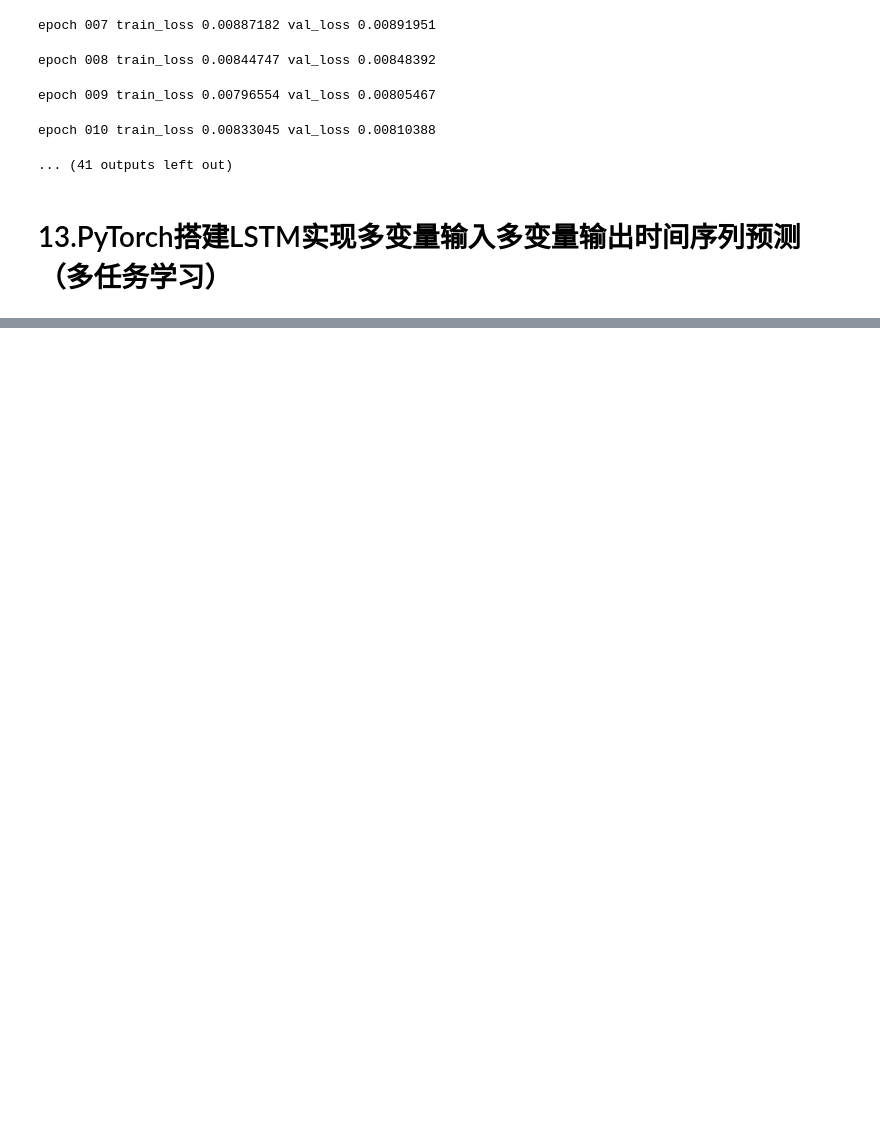
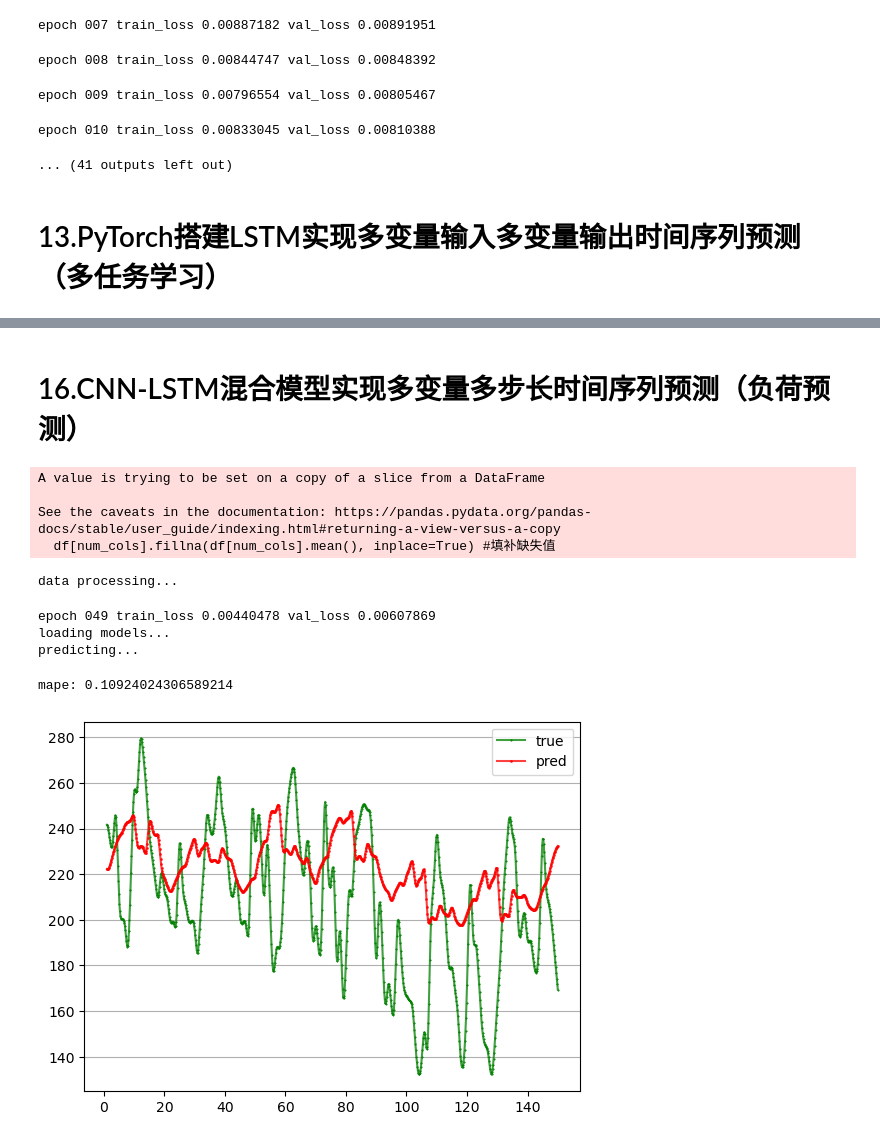
Before and after one commit to Luious-LYH/Time-forecast, a Jupyter notebook: code/2.notebook整合.ipynb, the cells around one changed output, grey strips where cells are left out. Saved outputs shown, nothing was run; the diff lists cells and outputs as text; code cells hidden in the pictures; blank space fills up the shorter version.

```diff
--- a/code/2.notebook整合.ipynb
+++ b/code/2.notebook整合.ipynb
@@ -1411,0 +1720,25 @@ AttributeError: 'NoneType' object has no attribute 'state_dict'
+# %% [markdown]
+# 16.CNN-LSTM混合模型实现多变量多步长时间序列预测（负荷预测）
+# %%
+path = os.path.abspath(os.path.dirname(os.getcwd()))
+LSTM_PATH = path + '/models/CNN-LSTM.pkl'
+LSTM_PATH = LSTM_PATH.replace("\\", "/") #torch.save()不能保存windows路径，需要替换
+
+file_name='data.csv'
+data=load_data(file_name)
+flag = 'mm'
+arg = args.cl_mm_args_parser()
+Dtr, Val, Dte, m, n = data_process(data,arg, flag)
+train(arg, Dtr, Val, LSTM_PATH,flags=2) #flags=2表示CNN-LSTM
+test(arg, Dte, LSTM_PATH, m, n,flags=2)
+# %% [output]
+A value is trying to be set on a copy of a slice from a DataFrame
+
+See the caveats in the documentation: https://pandas.pydata.org/pandas-docs/stable/user_guide/indexing.html#returning-a-view-versus-a-copy
+  df[num_cols].fillna(df[num_cols].mean(), inplace=True) #填补缺失值
+data processing...
+epoch 049 train_loss 0.00440478 val_loss 0.00607869
+loading models...
+predicting...
+mape: 0.10924024306589214
+[figure, added]
```
Also changed, not shown: parts of 19 cells of this notebook, 9 other files.
